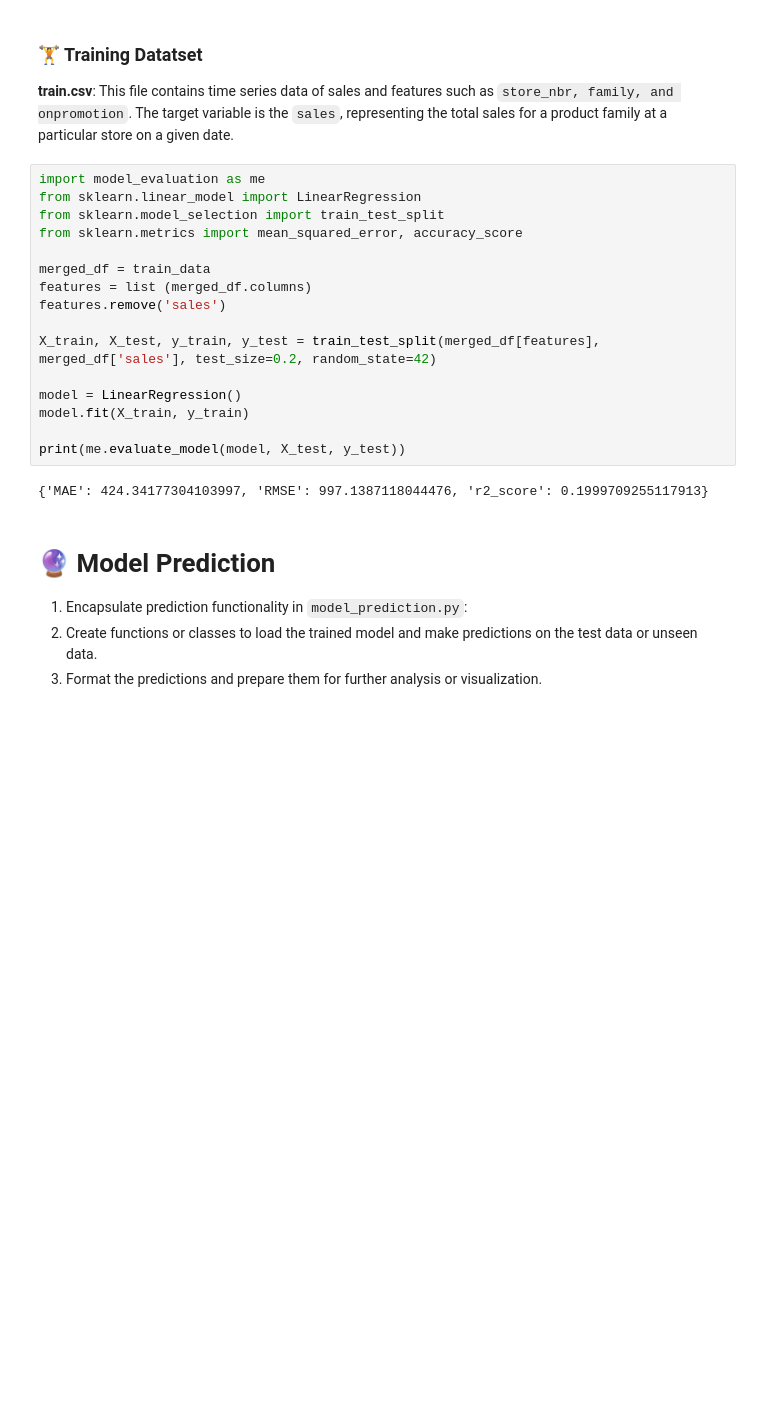
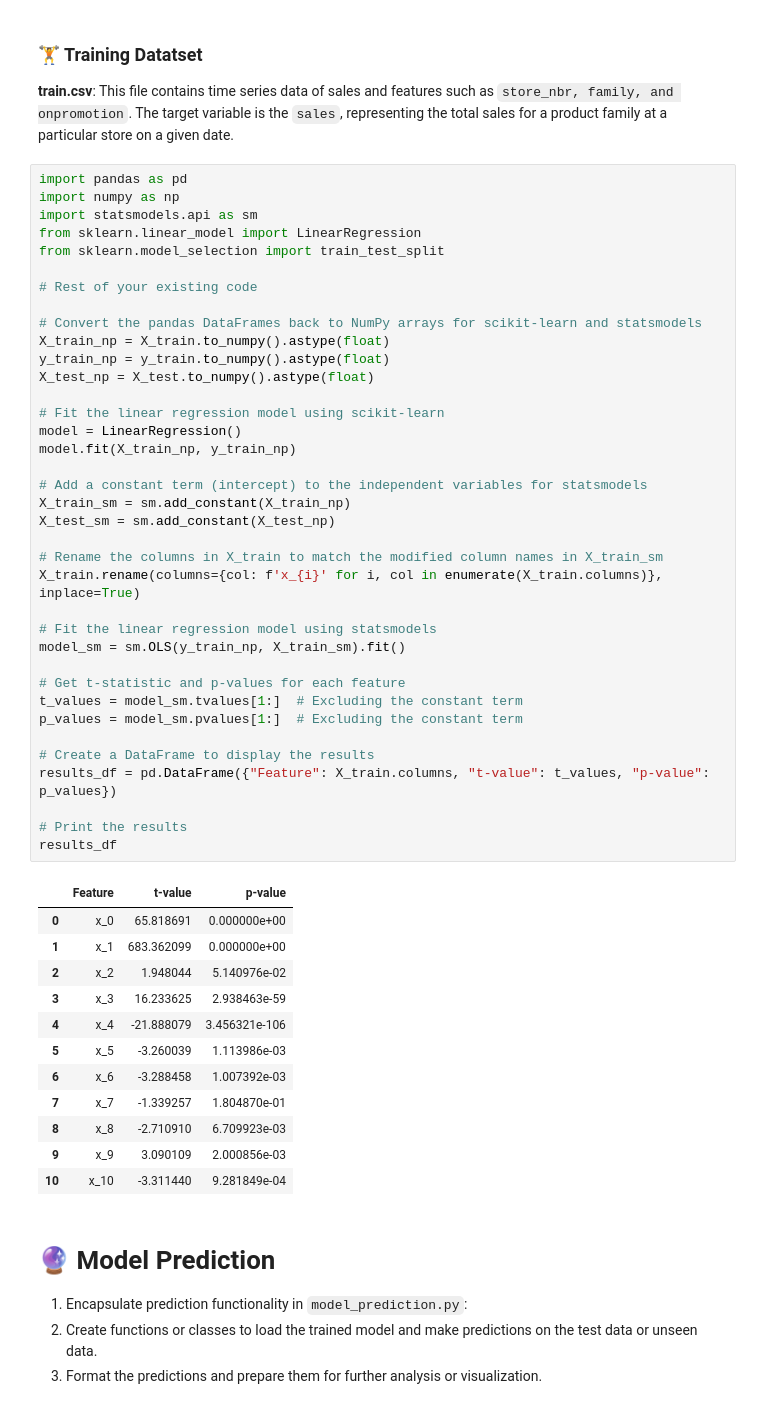
Before and after one commit to rbrox/IBM-dataSci, a Jupyter notebook: ProfitProMax/sales_forecasting.ipynb, the cells around one changed output. Cells and saved outputs as stored; diff of their text form; blank space fills up the shorter version.

```diff
--- a/ProfitProMax/sales_forecasting.ipynb
+++ b/ProfitProMax/sales_forecasting.ipynb
@@ -288,24 +288,56 @@ train_data
 ### 🏋️ Training Datatset
 
  **train.csv**: This file contains time series data of sales and features such as `store_nbr, family, and onpromotion`. The target variable is the `sales`, representing the total sales for a product family at a particular store on a given date.
-# %%
-import model_evaluation as me
-from sklearn.linear_model import LinearRegression
-from sklearn.model_selection import train_test_split
-from sklearn.metrics import mean_squared_error, accuracy_score
-
-merged_df = train_data
-features = list (merged_df.columns)
-features.remove('sales')
-
-X_train, X_test, y_train, y_test = train_test_split(merged_df[features], merged_df['sales'], test_size=0.2, random_state=42)
-
-model = LinearRegression()
-model.fit(X_train, y_train)
-
-print(me.evaluate_model(model, X_test, y_test))
-# %% [output]
-{'MAE': 424.34177304103997, 'RMSE': 997.1387118044476, 'r2_score': 0.1999709255117913}
+# %%
+import pandas as pd
+import numpy as np
+import statsmodels.api as sm
+from sklearn.linear_model import LinearRegression
+from sklearn.model_selection import train_test_split
+
+# Rest of your existing code
+
+# Convert the pandas DataFrames back to NumPy arrays for scikit-learn and statsmodels
+X_train_np = X_train.to_numpy().astype(float)
+y_train_np = y_train.to_numpy().astype(float)
+X_test_np = X_test.to_numpy().astype(float)
+
+# Fit the linear regression model using scikit-learn
+model = LinearRegression()
+model.fit(X_train_np, y_train_np)
+
+# Add a constant term (intercept) to the independent variables for statsmodels
+X_train_sm = sm.add_constant(X_train_np)
+X_test_sm = sm.add_constant(X_test_np)
+
+# Rename the columns in X_train to match the modified column names in X_train_sm
+X_train.rename(columns={col: f'x_{i}' for i, col in enumerate(X_train.columns)}, inplace=True)
+
+# Fit the linear regression model using statsmodels
+model_sm = sm.OLS(y_train_np, X_train_sm).fit()
+
+# Get t-statistic and p-values for each feature
+t_values = model_sm.tvalues[1:]  # Excluding the constant term
+p_values = model_sm.pvalues[1:]  # Excluding the constant term
+
+# Create a DataFrame to display the results
+results_df = pd.DataFrame({"Feature": X_train.columns, "t-value": t_values, "p-value": p_values})
+
+# Print the results
+results_df
+# %% [output]
+|  | Feature | t-value | p-value |
+| 0 | x_0 | 65.818691 | 0.000000e+00 |
+| 1 | x_1 | 683.362099 | 0.000000e+00 |
+| 2 | x_2 | 1.948044 | 5.140976e-02 |
+| 3 | x_3 | 16.233625 | 2.938463e-59 |
+| 4 | x_4 | -21.888079 | 3.456321e-106 |
+| 5 | x_5 | -3.260039 | 1.113986e-03 |
+| 6 | x_6 | -3.288458 | 1.007392e-03 |
+| 7 | x_7 | -1.339257 | 1.804870e-01 |
+| 8 | x_8 | -2.710910 | 6.709923e-03 |
+| 9 | x_9 | 3.090109 | 2.000856e-03 |
+| 10 | x_10 | -3.311440 | 9.281849e-04 |
 # %% [markdown]
 # 🔮 Model Prediction
 
```
Also changed, not shown: 2 other files.
